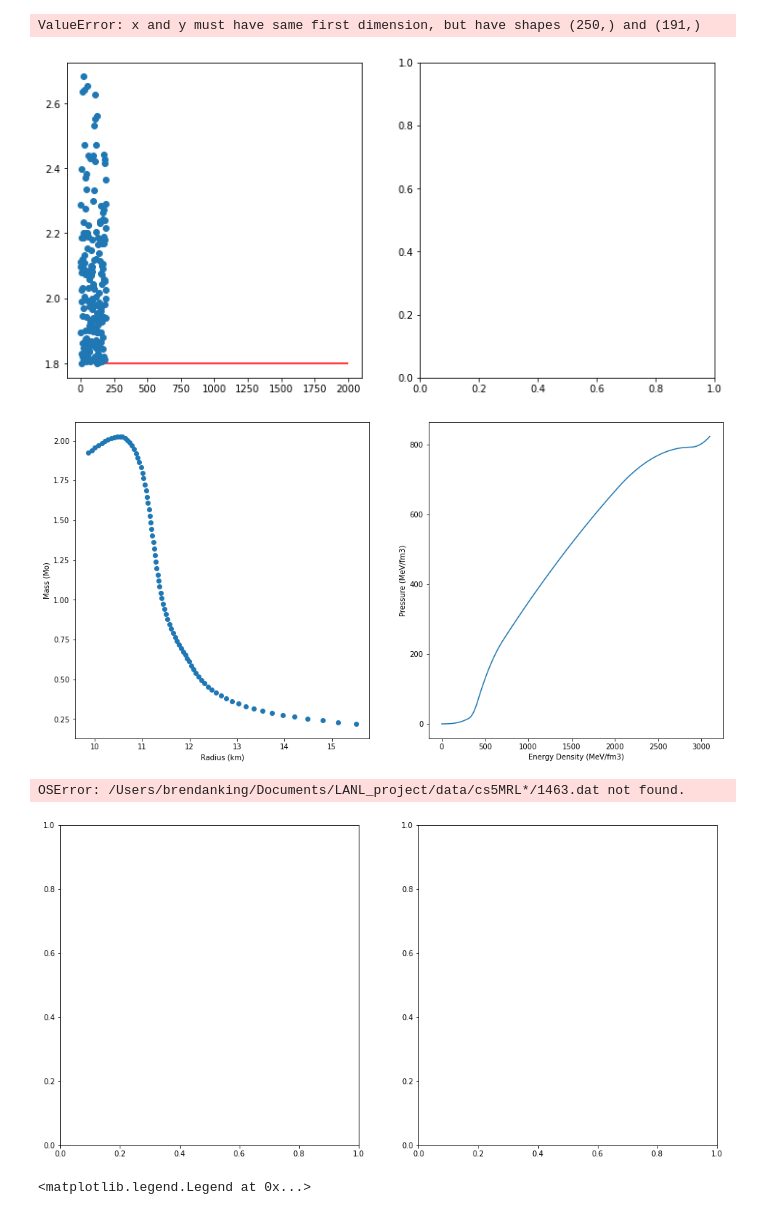
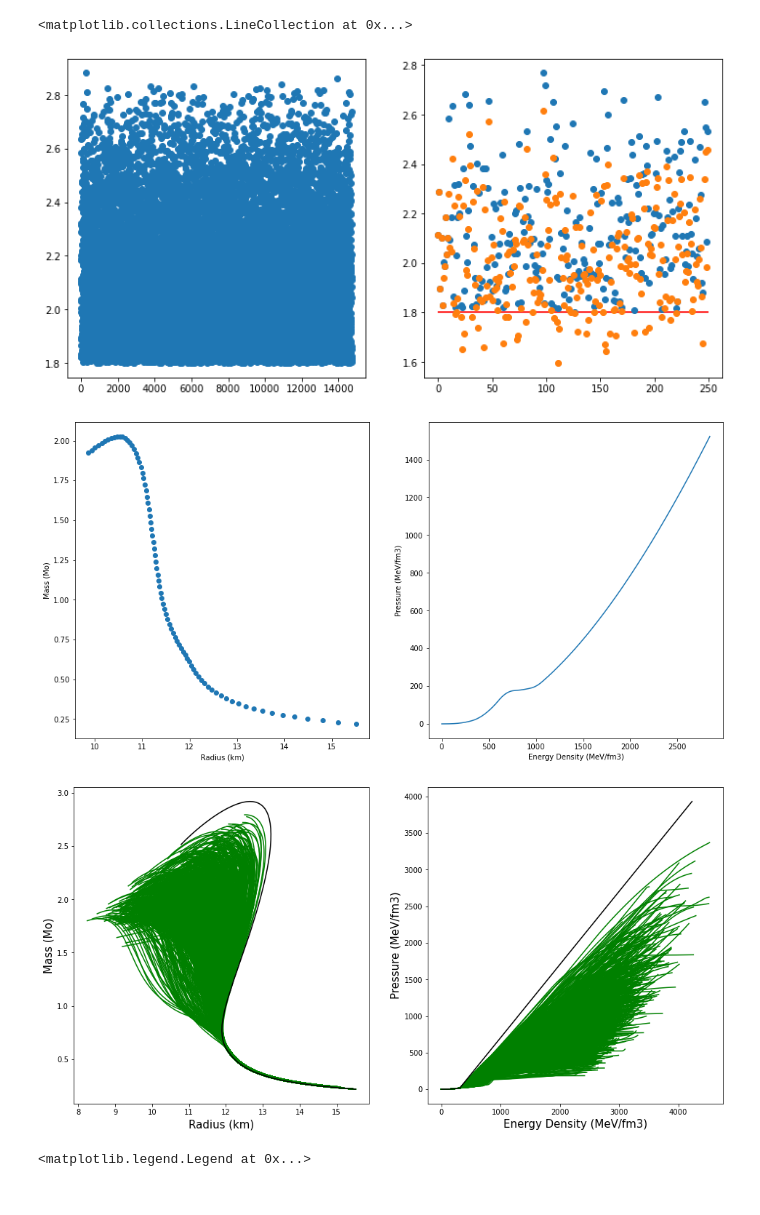
Before and after one commit to bking-astro/eos_construction, a Jupyter notebook: notebooks/Visualize_MRL.ipynb, the cells around one changed output. Saved outputs shown, nothing was run; the diff lists cells and outputs as text; code cells hidden in the pictures.

Commit message:
added code to plot comparison figure

```diff
--- a/notebooks/Visualize_MRL.ipynb
+++ b/notebooks/Visualize_MRL.ipynb
@@ -8,7 +8,7 @@ import pandas as pd
 # %%
 ext_type = 'cs'
 nsamp = 5
-newsavename = "*"
+newsavename = None
 
 if newsavename == None:
     EOSdir_name = ext_type+str(nsamp)+'EOS'
@@ -18,7 +18,7 @@ else:
     EOSdir_name = ext_type+str(nsamp)+'EOS'+newsavename
     MRLdir_name = ext_type+str(nsamp)+'MRL'+newsavename
 
-datapath = os.getcwd() + "/data/"
+datapath = "/Users/brendanking/Documents/LANL/eos_data/"
 
 numlist = []
 num_eos, num_mrl = 0, 0
@@ -69,8 +67,8 @@ ax[1].plot(np.arange(min_n,max_n,step=1), maximum_mass[min_n:max_n], 'o' )
 ax[1].plot(np.arange(min_n,max_n,step=1), mass_max[min_n:max_n], 'o' )
 ax[1].hlines(1.8, xmin=min_n, xmax=max_n, color='r')
 # %% [output]
-ValueError: x and y must have same first dimension, but have shapes (250,) and (191,)
+<matplotlib.collections.LineCollection at 0x...>
-[figure, old version]
+[figure, new version]
 # %%
 def plotMRL(ext_type, nsamp, index, newsavename=None):
     if newsavename == None:
@@ -81,7 +79,7 @@ def plotMRL(ext_type, nsamp, index, newsavename=None):
         EOSdir_name = ext_type+str(nsamp)+'EOS'+newsavename
         MRLdir_name = ext_type+str(nsamp)+'MRL'+newsavename
 
-    datapath = os.getcwd() + "/data/"
+    datapath = "/Users/brendanking/Documents/LANL/eos_data/"
 
     MRL = np.loadtxt(datapath+MRLdir_name+'/'+str(index)+'.dat')
     Mass = MRL[:,0]
@@ -116,7 +114,7 @@ def plotmanyMRL(ext_type, nsamp, index_list, newsavename=None, color='g', linest
         EOSdir_name = ext_type+str(nsamp)+'EOS'+newsavename
         MRLdir_name = ext_type+str(nsamp)+'MRL'+newsavename
 
-    datapath = os.getcwd() + "/data/"
+    datapath = "/Users/brendanking/Documents/LANL/eos_data/"
 
     fig, ax = plt.subplots(1,2, figsize=(16,8))
 
@@ -131,15 +129,15 @@ def plotmanyMRL(ext_type, nsamp, index_list, newsavename=None, color='g', linest
         e = EOS[:,2]
 
         ax[0].plot(Radius, Mass, label=str(i), color=color, ls=linestyle)
-        ax[0].set_xlabel('Radius (km)')
-        ax[0].set_ylabel('Mass (Mo)')
+        ax[0].set_xlabel('Radius (km)', fontsize=15)
+        ax[0].set_ylabel('Mass (Mo)', fontsize=15)
         if legend==True:
             ax[0].legend()
 
         ax[1].plot(e, p, label=str(i), color=color, ls=linestyle)
-        ax[1].set_ylabel('Pressure (MeV/fm3)')
+        ax[1].set_ylabel('Pressure (MeV/fm3)', fontsize=15)
 #         ax[1].set_ylim(0,750)
-        ax[1].set_xlabel('Energy Density (MeV/fm3)')
+        ax[1].set_xlabel('Energy Density (MeV/fm3)', fontsize=15)
 #         ax[1].set_xlim(200,1000)
         if legend==True:
             ax[1].legend()
@@ -160,20 +158,19 @@ def plotmanyMRL(ext_type, nsamp, index_list, newsavename=None, color='g', linest
 # %%
 MRL = plotMRL('cs', 5, 239)
 # %% [output]
-[figure, old version]
+[figure, new version]
 # %%
 import random
-population_1 = range(1,2000)
-n_index = 200
+population_1 = range(1,10000)
+n_index = 1000
 index_list_1 = random.sample(population_1,n_index)
-plotmanyMRL('cs',5,index_list_1, newsavename='*', legend=False)
+plotmanyMRL('cs',5,index_list_1, newsavename=None, legend=False)
 
 # pop_2 = range(1000,1500)
 # index_list_2 = random.sample(pop_2,n_index)
 # plotmanyMRL('p',3, index_list_2)
 # %% [output]
-OSError: /Users/brendanking/Documents/LANL_project/data/cs5MRL*/1463.dat not found.
-[figure, old version]
+[figure, new version]
 # %%
 def EOS_cs_stats(ext_type, nsamp, which_cs, index_list, newsavename=None, plot=True):
     if newsavename == None:
```
Also changed, not shown: parts of 3 cells of this notebook.
